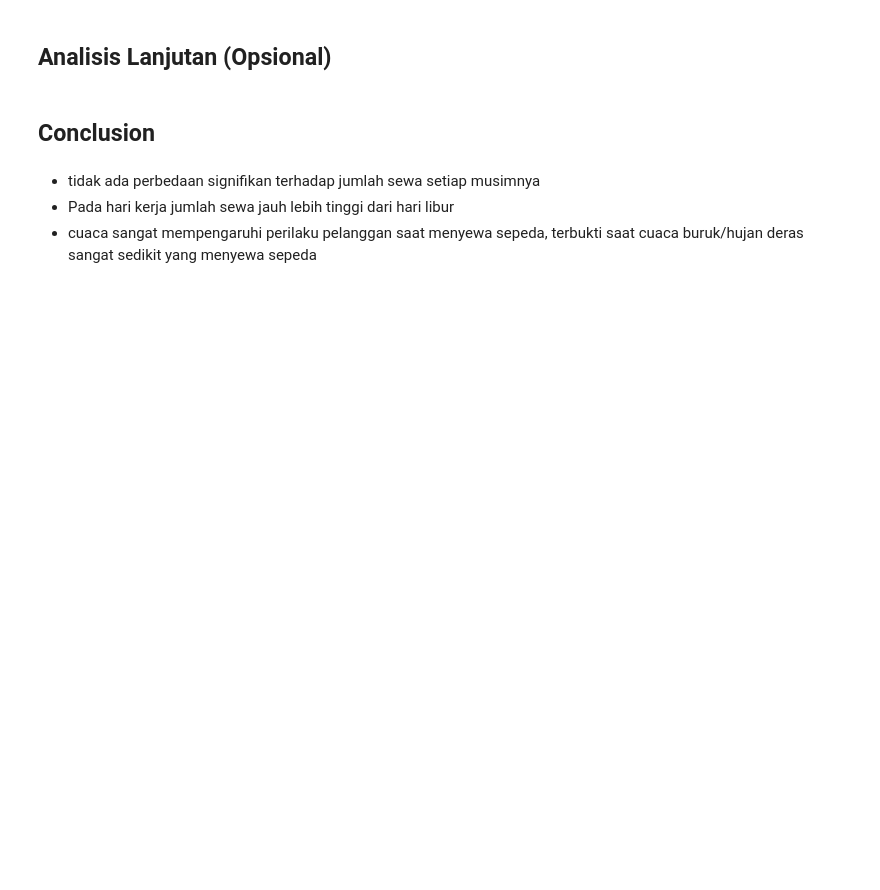
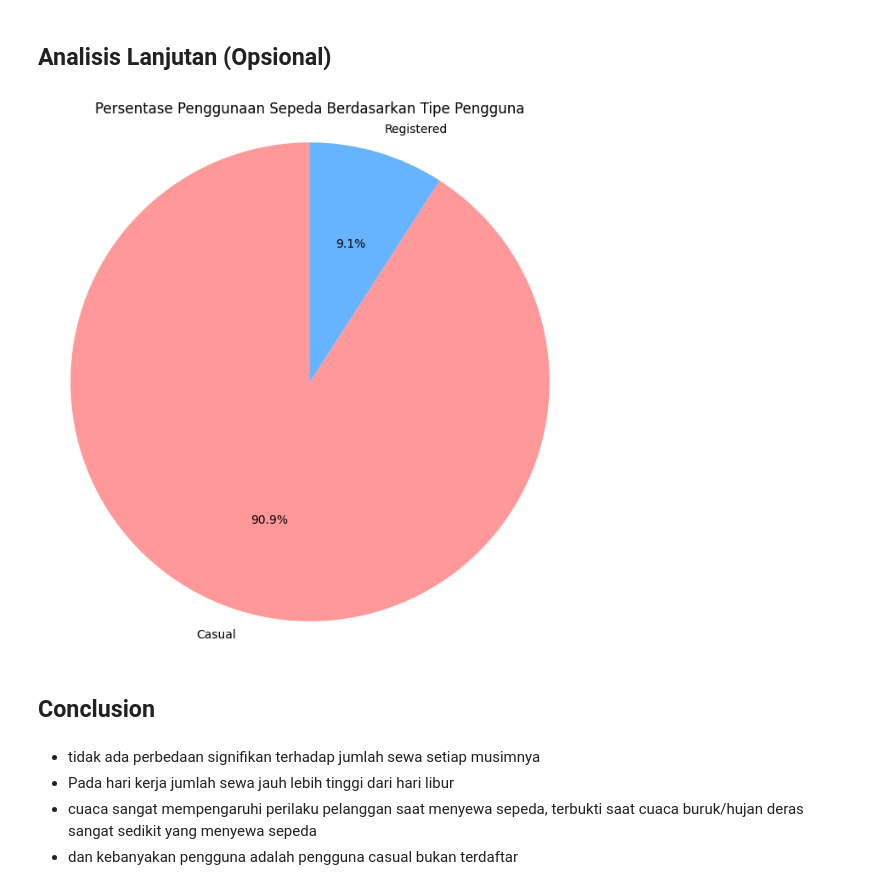
Before and after one commit to Allesgut7/Project-Analys-Data, a Jupyter notebook: Proyek_Analisis_Data.ipynb, the cells around one changed output. Cells and saved outputs as stored; diff of their text form; code cells hidden in the pictures; blank space fills up the shorter version.

```diff
--- a/Proyek_Analisis_Data.ipynb
+++ b/Proyek_Analisis_Data.ipynb
@@ -260,8 +257,31 @@ plt.show()
 # %% [markdown]
 ## Analisis Lanjutan (Opsional)
+# %%
+# Segmentasi Pelanggan
+# Menghitung total penggunaan sepeda berdasarkan tipe pengguna
+user_summary_df = df.groupby(['casual', 'registered'])['cnt'].sum().reset_index()
+
+# Menambahkan kolom untuk tipe pengguna
+user_summary_df['user_type'] = user_summary_df.apply(lambda row: 'Casual' if row['casual'] > 0 else 'Registered', axis=1)
+
+# Menghitung total penggunaan untuk setiap tipe pengguna
+user_counts = df.groupby(['casual', 'registered']).sum()['cnt'].reset_index()
+user_counts['user_type'] = user_counts.apply(lambda row: 'Casual' if row['casual'] > 0 else 'Registered', axis=1)
+
+# Menghitung total penggunaan berdasarkan tipe pengguna
+total_counts = user_counts.groupby('user_type')['cnt'].sum()
+total_counts
+plt.figure(figsize=(8, 8))
+plt.pie(total_counts, labels=total_counts.index, autopct='%1.1f%%', startangle=90, colors=['#ff9999','#66b3ff'])
+plt.title('Persentase Penggunaan Sepeda Berdasarkan Tipe Pengguna')
+plt.axis('equal')  # Equal aspect ratio ensures that pie chart is a circle.
+plt.show()
+# %% [output]
+[figure, added]
 # %% [markdown]
 ## Conclusion
 # %% [markdown]
 - tidak ada perbedaan signifikan terhadap jumlah sewa setiap musimnya
 - Pada hari kerja jumlah sewa jauh lebih tinggi dari hari libur
 - cuaca sangat mempengaruhi perilaku pelanggan saat menyewa sepeda, terbukti saat cuaca buruk/hujan deras sangat sedikit yang menyewa sepeda
+- dan kebanyakan pengguna adalah pengguna casual bukan terdaftar
```
Also changed, not shown: parts of 5 cells of this notebook.
